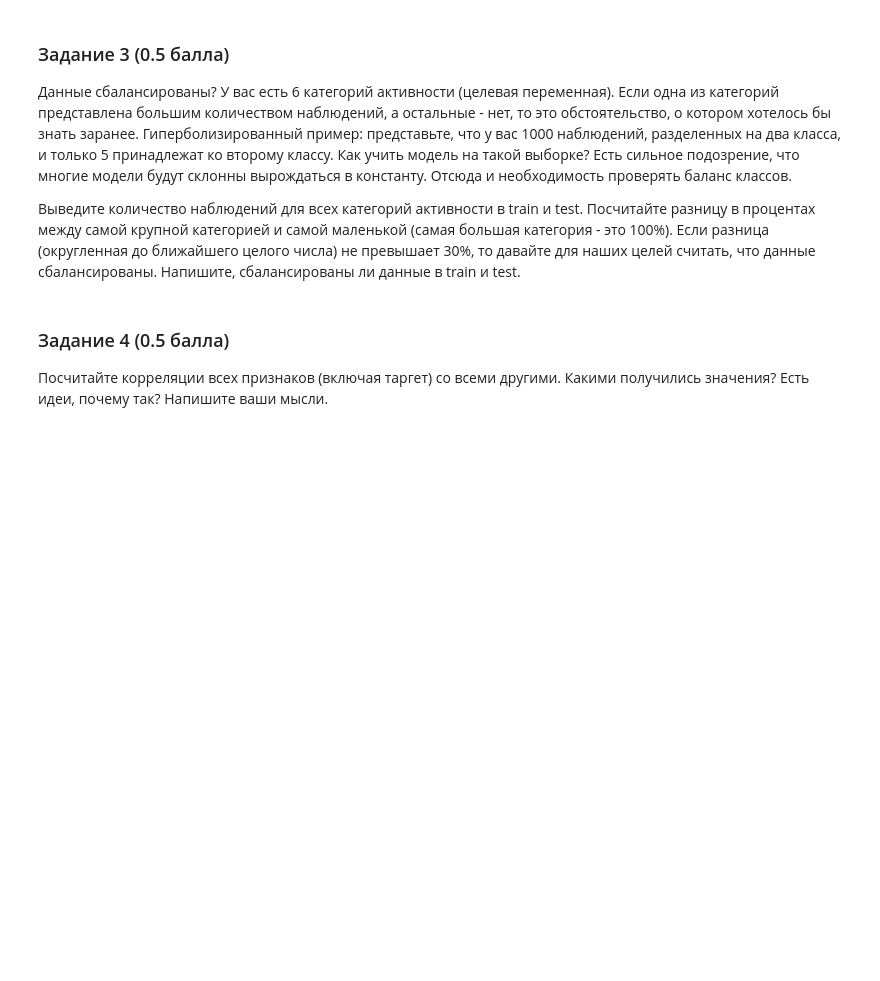
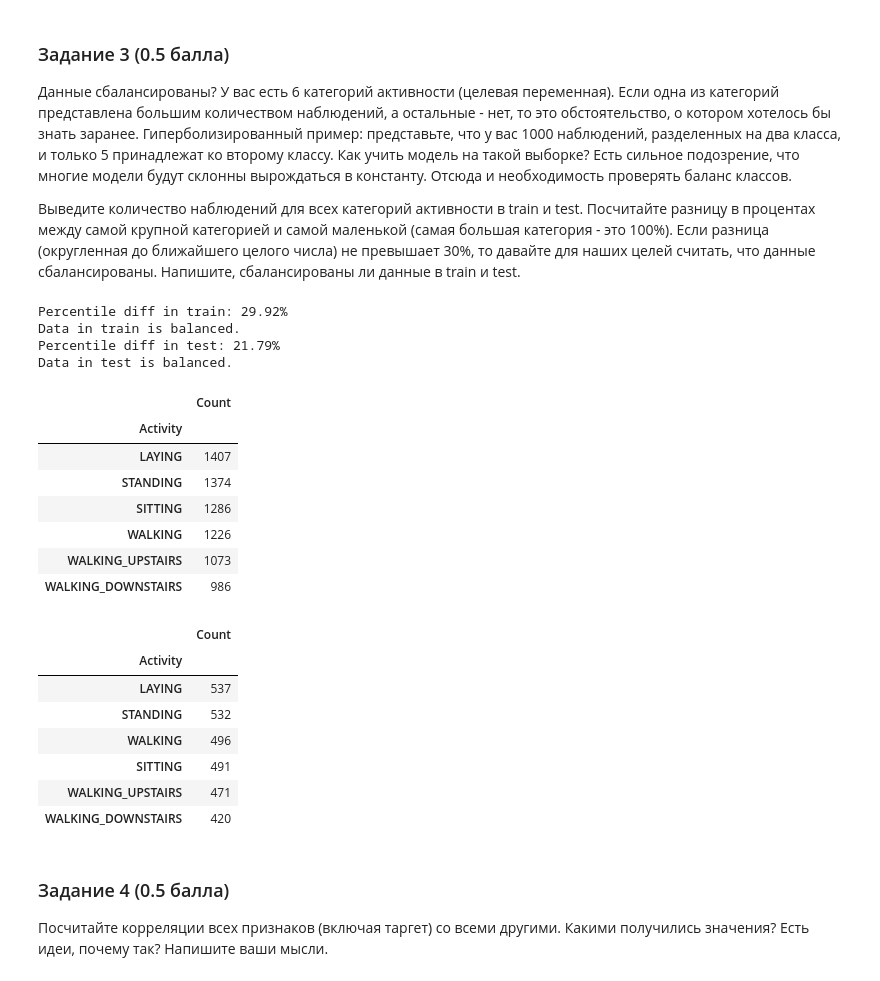
Before and after one commit to Bosbobos/IAD, a Jupyter notebook: MachineLeariningBasics/hw03_eda.ipynb, the cells around one changed output. Drawn from its saved outputs; the diff is of its cells as text; code cells hidden in the pictures; blank space fills up the shorter version.

```diff
--- a/MachineLeariningBasics/hw03_eda.ipynb
+++ b/MachineLeariningBasics/hw03_eda.ipynb
@@ -73,7 +73,7 @@ import warnings
 warnings.filterwarnings("ignore")
 # %%
 train = pd.read_csv('hw03_data.csv')
-test = pd.read_csv("test.csv")
+test = pd.read_csv("hw03_test.csv")
 # %%
 train.shape
 # %% [output]
@@ -120,3 +162,39 @@ test = test[cols_subset]
+# %%
+def AnalyzeDiff(df: pd.DataFrame, name: str):
+    maxc, minc = max(df['Count']), min(df['Count'])
+    diff = (maxc - minc) / maxc * 100
+    print(f'Percentile diff in {name}: {diff:.2f}%')
+    if diff <= 30: print(f'Data in {name} is balanced.')
+    else : print(f'Data in {name} is unbalanced.')
+# %%
+# ‿( ́ ̵ _-`)‿
+trainSizes = train.groupby('Activity').size().to_frame('Count').sort_values('Count', ascending=False)
+AnalyzeDiff(trainSizes, 'train')
+testSizes = test.groupby('Activity').size().to_frame('Count').sort_values('Count', ascending=False)
+AnalyzeDiff(testSizes, 'test')
+display(trainSizes)
+display(testSizes)
+# %% [output]
+Percentile diff in train: 29.92%
+Data in train is balanced.
+Percentile diff in test: 21.79%
+Data in test is balanced.
+|  | Count |
+| Activity |  |
+| LAYING | 1407 |
+| STANDING | 1374 |
+| SITTING | 1286 |
+| WALKING | 1226 |
+| WALKING_UPSTAIRS | 1073 |
+| WALKING_DOWNSTAIRS | 986 |
+|  | Count |
+| Activity |  |
+| LAYING | 537 |
+| STANDING | 532 |
+| WALKING | 496 |
+| SITTING | 491 |
+| WALKING_UPSTAIRS | 471 |
+| WALKING_DOWNSTAIRS | 420 |
 # %% [markdown]
 ### Задание 4 (0.5 балла)
 
```
Also changed, not shown: parts of 11 cells of this notebook, 1 other file.
